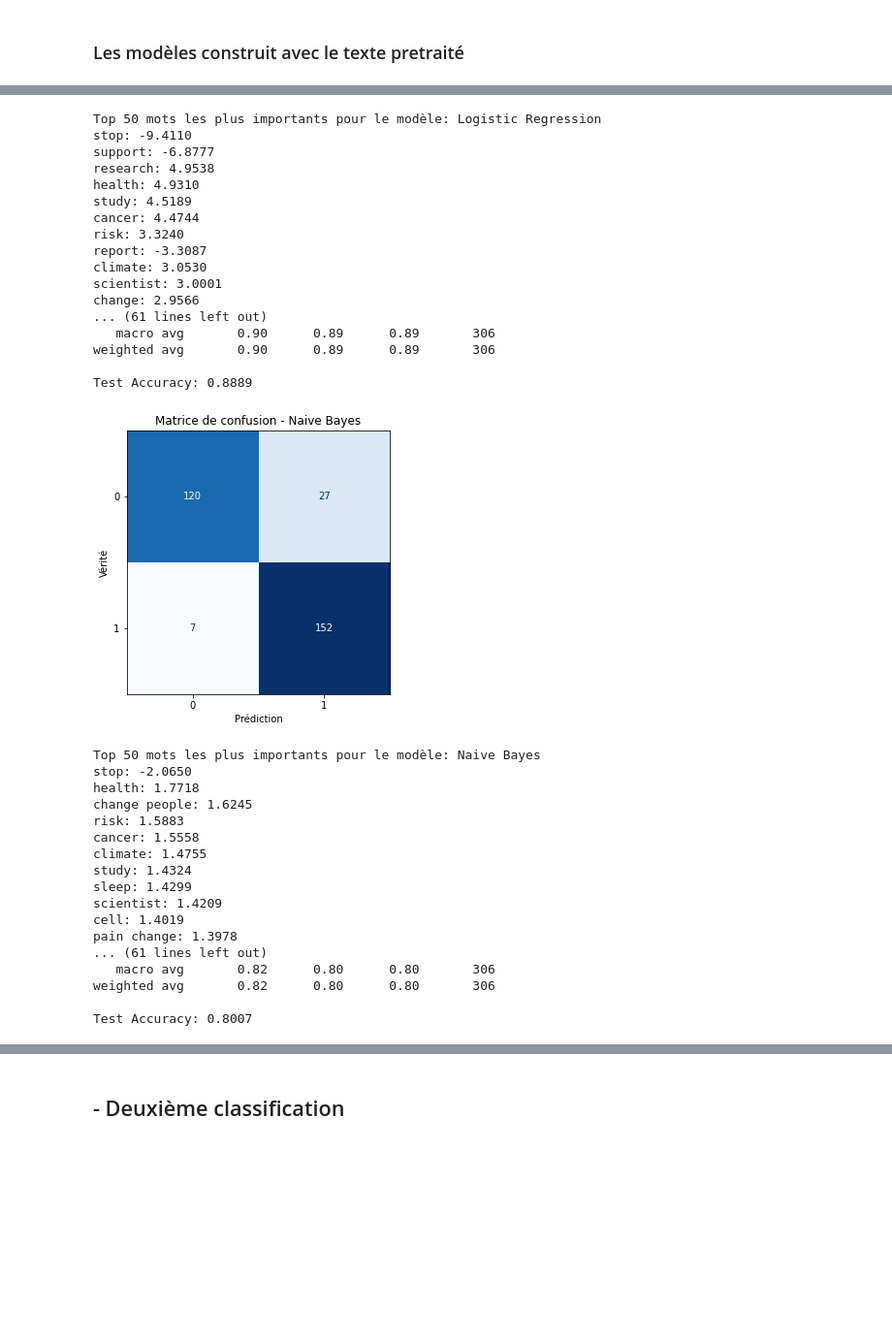
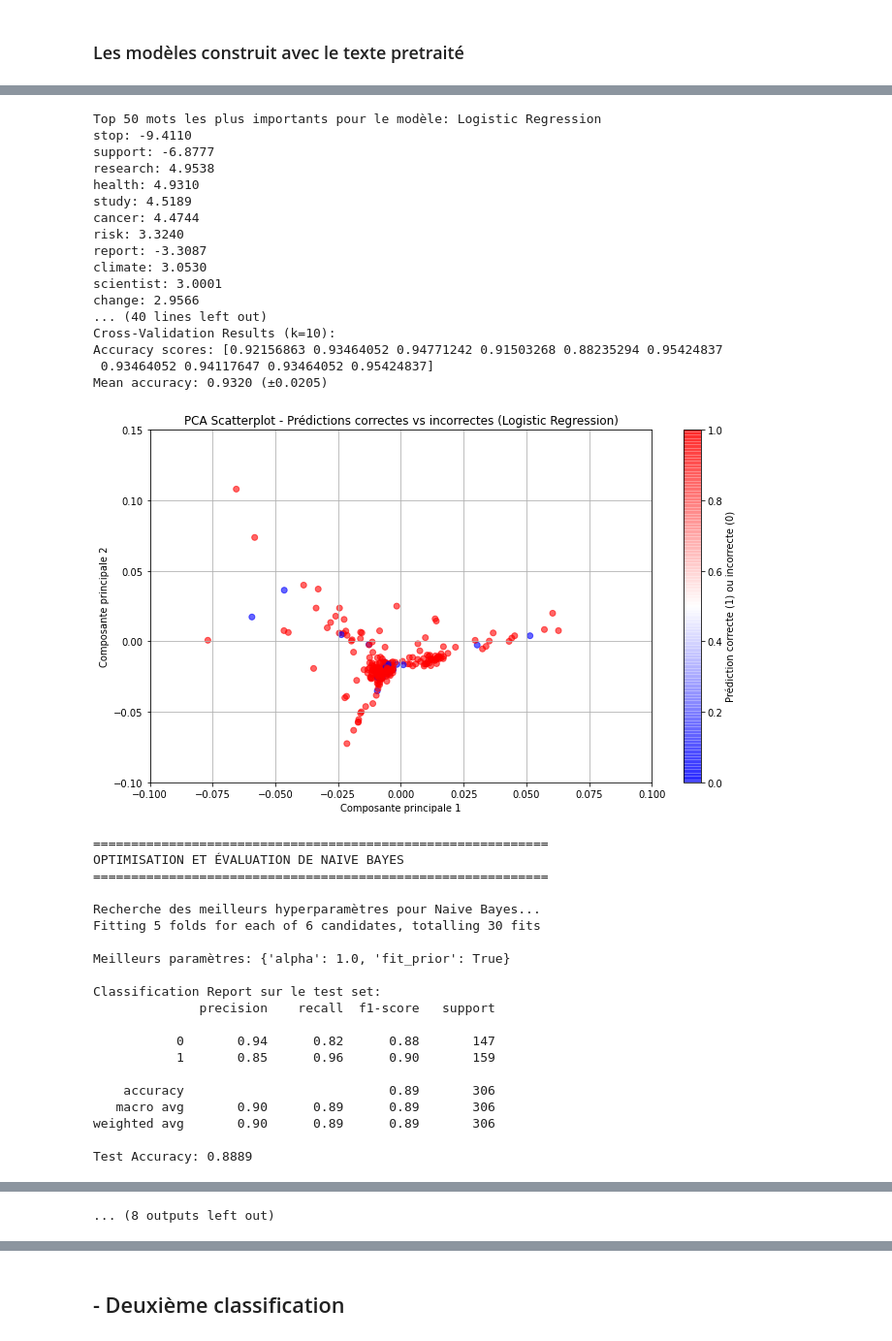
Before and after one commit to RaphaelRibes/machine-learning, a Jupyter notebook: Notebook-infos-pertinentes.ipynb, the cells around one changed output, grey strips where cells are left out. Shown at 97% size. Saved outputs shown, nothing was run; the diff lists cells and outputs as text; code cells hidden in the pictures; blank space fills up the shorter version.

```diff
--- a/Notebook-infos-pertinentes.ipynb
+++ b/Notebook-infos-pertinentes.ipynb
@@ -437,6 +437,32 @@ for name, config in models.items():
     print("\nCross-Validation Results (k=10):")
     print(f"Accuracy scores: {cv_scores}")
     print(f"Mean accuracy: {cv_scores.mean():.4f} (±{cv_scores.std():.4f})")
+
+    ############################################################################################
+    # Réduction de dimension PCA
+    pca = PCA(n_components=2, random_state=42)
+    X_test_pca = pca.fit_transform(X_test.toarray())
+
+    # Comparaison prédiction vs vérité
+    correct = (y_pred == y_test)
+
+    plt.figure(figsize=(10, 6))
+    plt.scatter(
+        X_test_pca[:, 0],
+        X_test_pca[:, 1],
+        c=correct,
+        cmap='bwr',  # Bleu = correct, rouge = incorrect
+        alpha=0.6
+    )
+    plt.title(f"PCA Scatterplot - Prédictions correctes vs incorrectes ({name})")
+    plt.xlabel("Composante principale 1")
+    plt.ylabel("Composante principale 2")
+    plt.colorbar(label="Prédiction correcte (1) ou incorrecte (0)")
+    plt.grid(True)
+    plt.xlim(-0.1, 0.1)
+    plt.ylim(-0.1,0.15)
+    plt.tight_layout()
+    plt.show()
 # %% [output]
 ============================================================
 OPTIMISATION ET ÉVALUATION DE LOGISTIC REGRESSION
@@ -444,53 +470,56 @@ OPTIMISATION ET ÉVALUATION DE LOGISTIC REGRESSION
 
 Recherche des meilleurs hyperparamètres pour Logistic Regression...
 Fitting 5 folds for each of 6 candidates, totalling 30 fits
 
 Meilleurs paramètres: {'C': 10, 'penalty': 'l2', 'solver': 'liblinear'}
 
 Classification Report sur le test set:
               precision    recall  f1-score   support
 
            0       0.89      0.96      0.92       147
            1       0.96      0.89      0.93       159
 
     accuracy                           0.92       306
    macro avg       0.93      0.93      0.92       306
 weighted avg       0.93      0.92      0.92       306
 
 Test Accuracy: 0.9248
 [figure]
 Top 50 mots les plus importants pour le modèle: Logistic Regression
 stop: -9.4110
 support: -6.8777
 research: 4.9538
 health: 4.9310
 study: 4.5189
 cancer: 4.4744
 risk: 3.3240
 report: -3.3087
 climate: 3.0530
 scientist: 3.0001
 change: 2.9566
-... (61 lines left out)
-   macro avg       0.90      0.89      0.89       306
-weighted avg       0.90      0.89      0.89       306
-
-Test Accuracy: 0.8889
+... (40 lines left out)
+Cross-Validation Results (k=10):
+Accuracy scores: [0.92156863 0.93464052 0.94771242 0.91503268 0.88235294 0.95424837
+ 0.93464052 0.94117647 0.93464052 0.95424837]
+Mean accuracy: 0.9320 (±0.0205)
-[figure, old version]
+[figure, new version]
-Top 50 mots les plus importants pour le modèle: Naive Bayes
-stop: -2.0650
-health: 1.7718
-change people: 1.6245
-risk: 1.5883
-cancer: 1.5558
-climate: 1.4755
-study: 1.4324
-sleep: 1.4299
-scientist: 1.4209
-cell: 1.4019
-pain change: 1.3978
-... (61 lines left out)
-   macro avg       0.82      0.80      0.80       306
-weighted avg       0.82      0.80      0.80       306
+============================================================
+OPTIMISATION ET ÉVALUATION DE NAIVE BAYES
+============================================================
 
-Test Accuracy: 0.8007
+Recherche des meilleurs hyperparamètres pour Naive Bayes...
+Fitting 5 folds for each of 6 candidates, totalling 30 fits
+
+Meilleurs paramètres: {'alpha': 1.0, 'fit_prior': True}
+
+Classification Report sur le test set:
+              precision    recall  f1-score   support
+
+           0       0.94      0.82      0.88       147
+           1       0.85      0.96      0.90       159
+
+    accuracy                           0.89       306
+   macro avg       0.90      0.89      0.89       306
+weighted avg       0.90      0.89      0.89       306
+
+Test Accuracy: 0.8889
@@ -540,0 +574 @@ Mean accuracy: 0.9412 (±0.0183)
+... (8 outputs left out)
```
Also changed, not shown: parts of 5 cells of this notebook.
